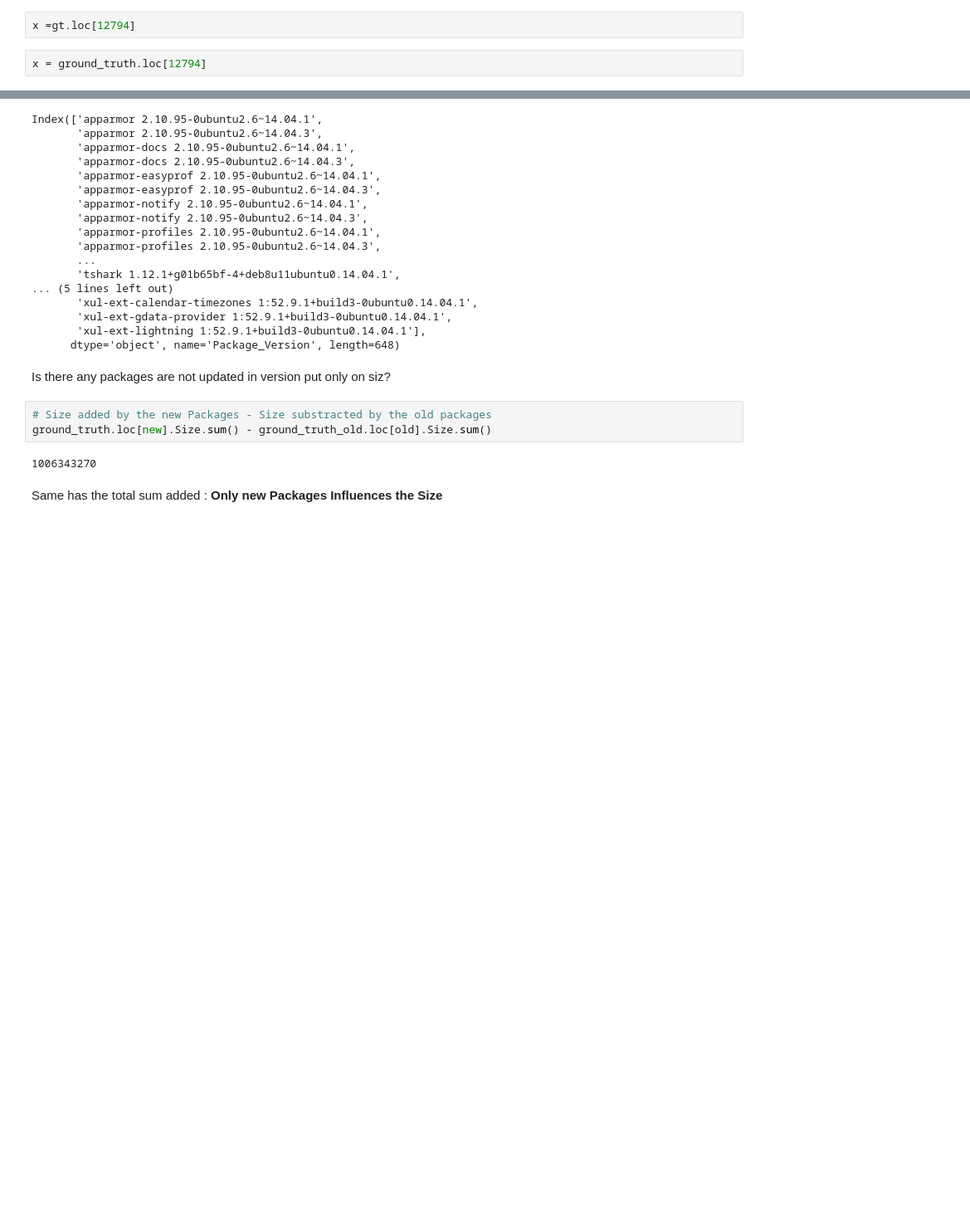
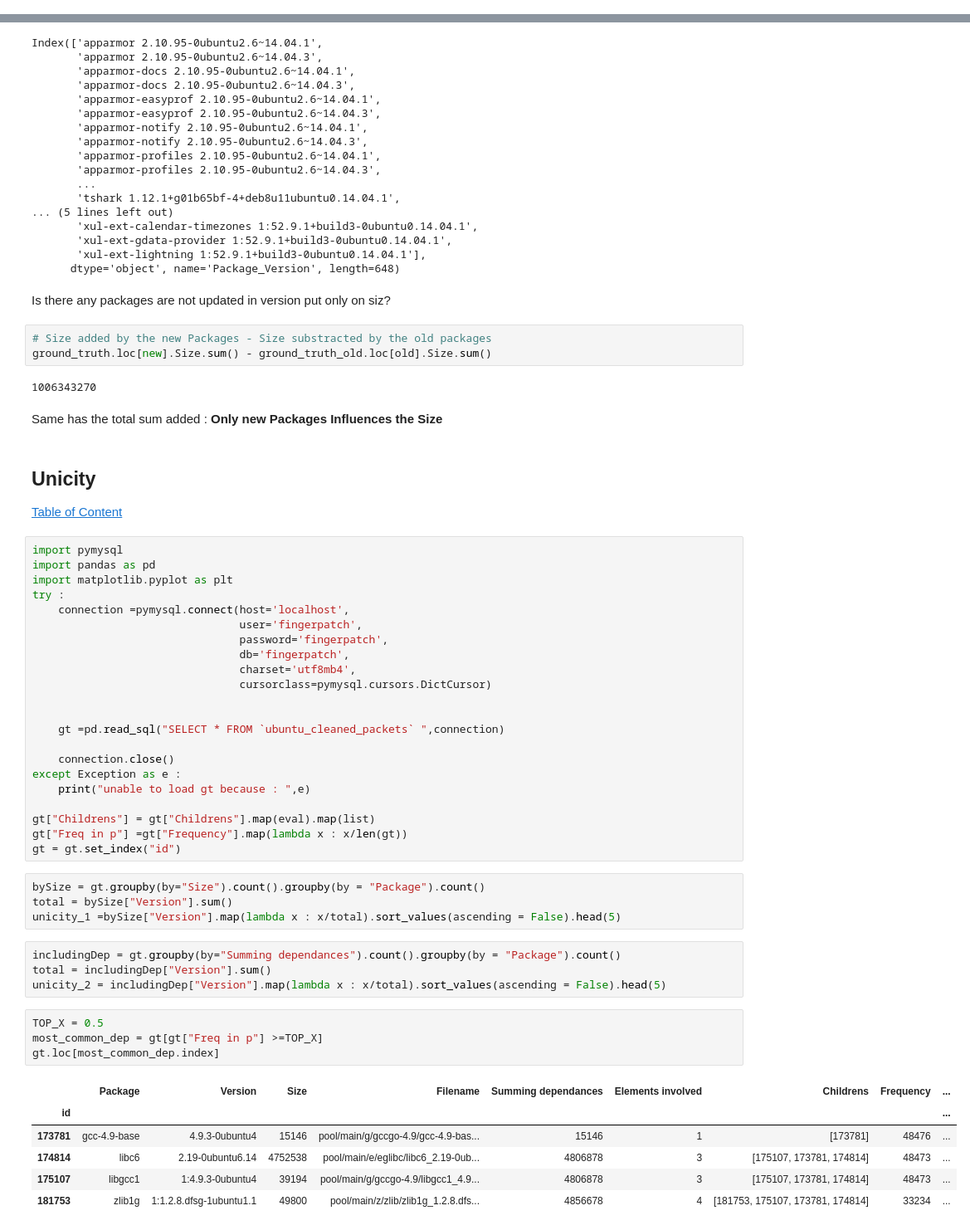
Before and after one commit to alex35469/fingerpatch, a Jupyter notebook: attack/Attack_vizualization.ipynb, the cells around one changed output, grey strips where cells are left out. Shown at 83% size. Cells and saved outputs as stored; diff of their text form; blank space fills up the shorter version.

```diff
--- a/attack/Attack_vizualization.ipynb
+++ b/attack/Attack_vizualization.ipynb
@@ -1162,4 +1101,0 @@ Name: 2826, dtype: object
-# %%
-x =gt.loc[12794]
-# %%
-x = ground_truth.loc[12794]
@@ -1470,3 +1400,48 @@ ground_truth.loc[new].Size.sum() - ground_truth_old.loc[old].Size.sum()
 1006343270
 # %% [markdown]
 Same has the total sum added : __Only new Packages Influences the Size__
+# %% [markdown]
+ <a id ="unicity"></a>
+## Unicity
+[Table of Content](#tc)
+# %%
+import pymysql
+import pandas as pd
+import matplotlib.pyplot as plt
+try :
+    connection =pymysql.connect(host='localhost',
+                                user='fingerpatch',
+                                password='fingerpatch',
+                                db='fingerpatch',
+                                charset='utf8mb4',
+                                cursorclass=pymysql.cursors.DictCursor)
+
+
+    gt =pd.read_sql("SELECT * FROM `ubuntu_cleaned_packets` ",connection)
+
+    connection.close()
+except Exception as e :
+    print("unable to load gt because : ",e)
+
+gt["Childrens"] = gt["Childrens"].map(eval).map(list)
+gt["Freq in p"] =gt["Frequency"].map(lambda x : x/len(gt))
+gt = gt.set_index("id")
+# %%
+bySize = gt.groupby(by="Size").count().groupby(by = "Package").count()
+total = bySize["Version"].sum()
+unicity_1 =bySize["Version"].map(lambda x : x/total).sort_values(ascending = False).head(5)
+# %%
+includingDep = gt.groupby(by="Summing dependances").count().groupby(by = "Package").count()
+total = includingDep["Version"].sum()
+unicity_2 = includingDep["Version"].map(lambda x : x/total).sort_values(ascending = False).head(5)
+# %%
+TOP_X = 0.5
+most_common_dep = gt[gt["Freq in p"] >=TOP_X]
+gt.loc[most_common_dep.index]
+# %% [output]
+|  | Package | Version | Size | Filename | Summing dependances | Elements involved | Childrens | Frequency | ... |
+| id |  |  |  |  |  |  |  |  | ... |
+| 173781 | gcc-4.9-base | 4.9.3-0ubuntu4 | 15146 | pool/main/g/gccgo-4.9/gcc-4.9-bas... | 15146 | 1 | [173781] | 48476 | ... |
+| 174814 | libc6 | 2.19-0ubuntu6.14 | 4752538 | pool/main/e/eglibc/libc6_2.19-0ub... | 4806878 | 3 | [175107, 173781, 174814] | 48473 | ... |
+| 175107 | libgcc1 | 1:4.9.3-0ubuntu4 | 39194 | pool/main/g/gccgo-4.9/libgcc1_4.9... | 4806878 | 3 | [175107, 173781, 174814] | 48473 | ... |
+| 181753 | zlib1g | 1:1.2.8.dfsg-1ubuntu1.1 | 49800 | pool/main/z/zlib/zlib1g_1.2.8.dfs... | 4856678 | 4 | [181753, 175107, 173781, 174814] | 33234 | ... |
```
Also changed, not shown: parts of 46 cells of this notebook.
